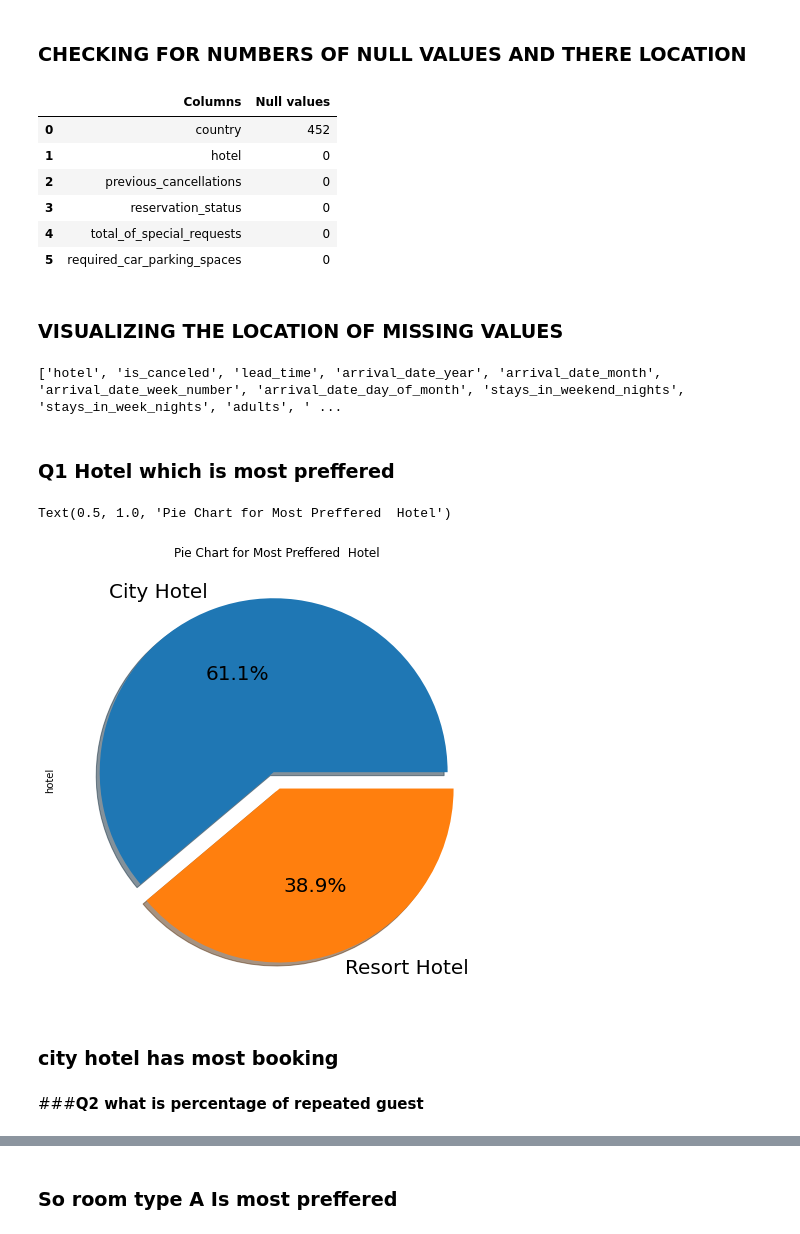
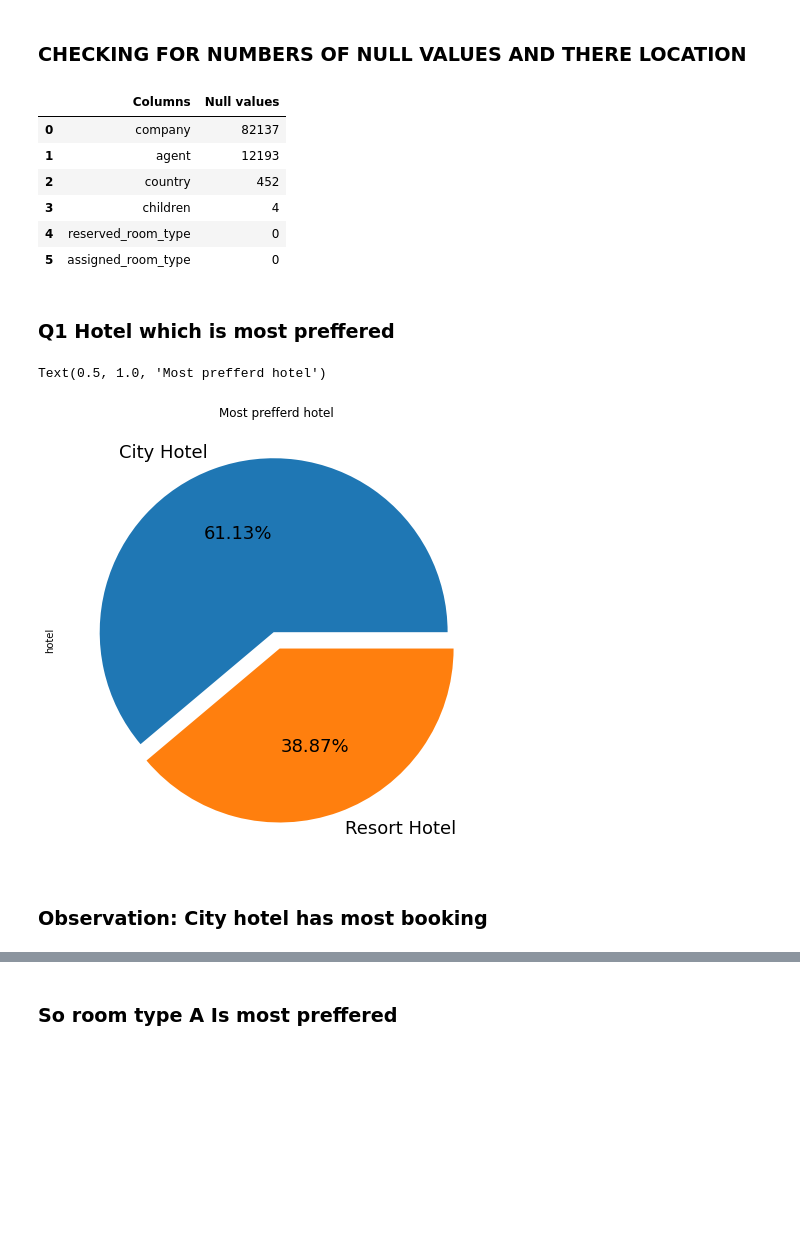
Before and after one commit to lalan07/EDA-TESLA-CODE-PROJECT, a Jupyter notebook: project_new_ipynd.ipynb, the cells around one changed output, grey strips where cells are left out. Drawn from its saved outputs; the diff is of its cells as text; code cells hidden in the pictures; blank space fills up the shorter version.

```diff
--- a/project_new_ipynd.ipynb
+++ b/project_new_ipynd.ipynb
@@ -47,4 +44,0 @@ df= hotel_df.copy()
-# %%
-null_columns=['agent','children','company']
-for colm in null_columns:
-  df[colm].fillna(0,inplace=True)
@@ -119,27 +114,19 @@ df.info
 df.isna().sum().sort_values(ascending=False)[:6].reset_index().rename(columns={'index':'Columns',0:'Null values'})
 # %% [output]
 |  | Columns | Null values |
-| 0 | country | 452 |
-| 1 | hotel | 0 |
-| 2 | previous_cancellations | 0 |
-| 3 | reservation_status | 0 |
-| 4 | total_of_special_requests | 0 |
-| 5 | required_car_parking_spaces | 0 |
+| 0 | company | 82137 |
+| 1 | agent | 12193 |
+| 2 | country | 452 |
+| 3 | children | 4 |
+| 4 | reserved_room_type | 0 |
+| 5 | assigned_room_type | 0 |
-# %% [markdown]
-###           VISUALIZING THE LOCATION OF MISSING VALUES
-# %%
-print(list(df.columns))
-# %% [output]
-['hotel', 'is_canceled', 'lead_time', 'arrival_date_year', 'arrival_date_month', 'arrival_date_week_number', 'arrival_date_day_of_month', 'stays_in_weekend_nights', 'stays_in_week_nights', 'adults', ' ...
 # %% [markdown]
 ### **Q1 Hotel which is most preffered**
 # %%
-df['hotel'].value_counts().plot.pie(explode=[0.05, 0.05], autopct='%1.1f%%', shadow=True, figsize=(10,8),fontsize=20)
-plt.title('Pie Chart for Most Preffered  Hotel')
+df['hotel'].value_counts().plot.pie(explode=[0.05, 0.05], autopct='%1.2f%%', shadow=False, figsize=(12,8),fontsize=18)
+plt.title('Most prefferd hotel')
 # %% [output]
-Text(0.5, 1.0, 'Pie Chart for Most Preffered  Hotel')
+Text(0.5, 1.0, 'Most prefferd hotel')
-[figure, old version]
+[figure, new version]
 # %% [markdown]
-### city hotel has most booking
+### **Observation: City hotel has most booking**
-# %% [markdown]
-###**Q2 what is percentage of repeated guest**
```
Also changed, not shown: parts of 24 cells of this notebook.
